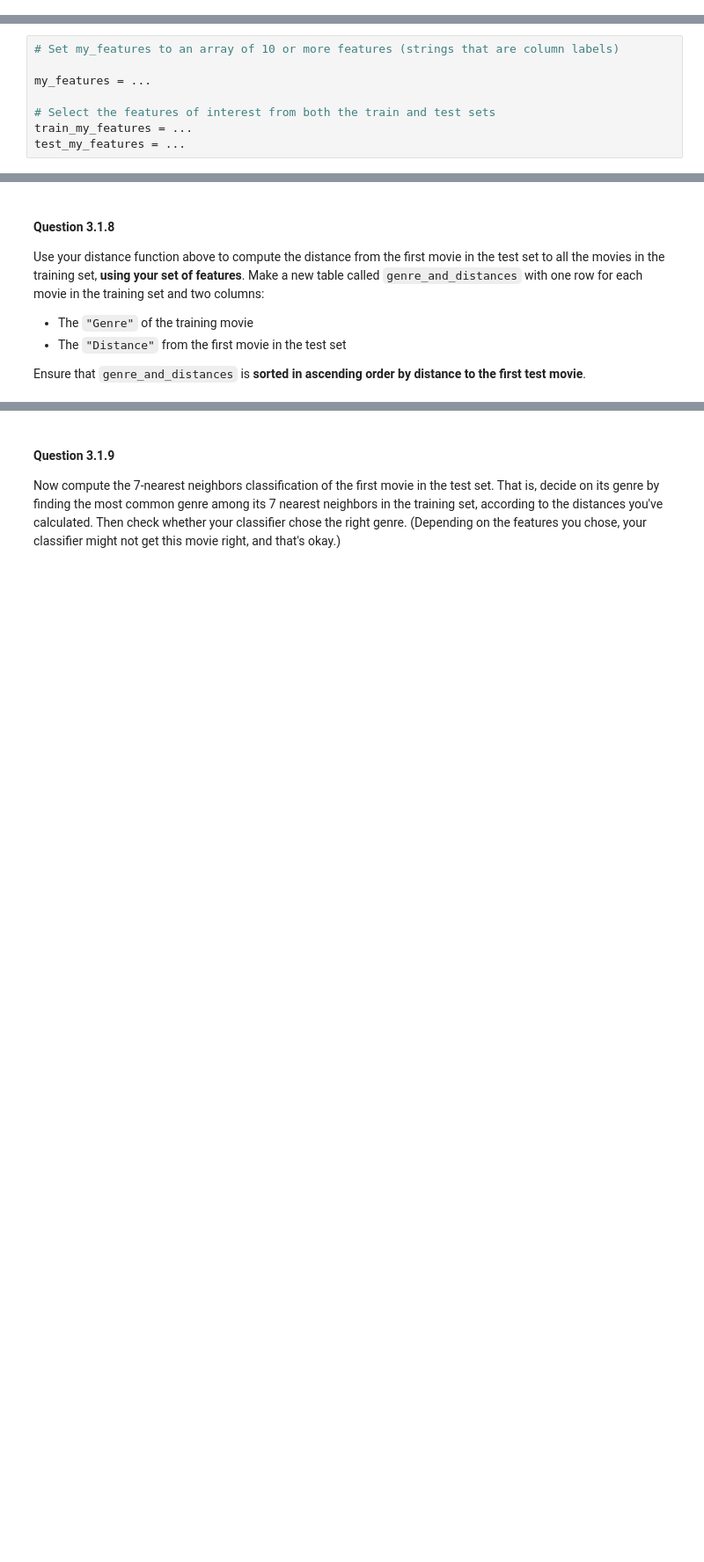
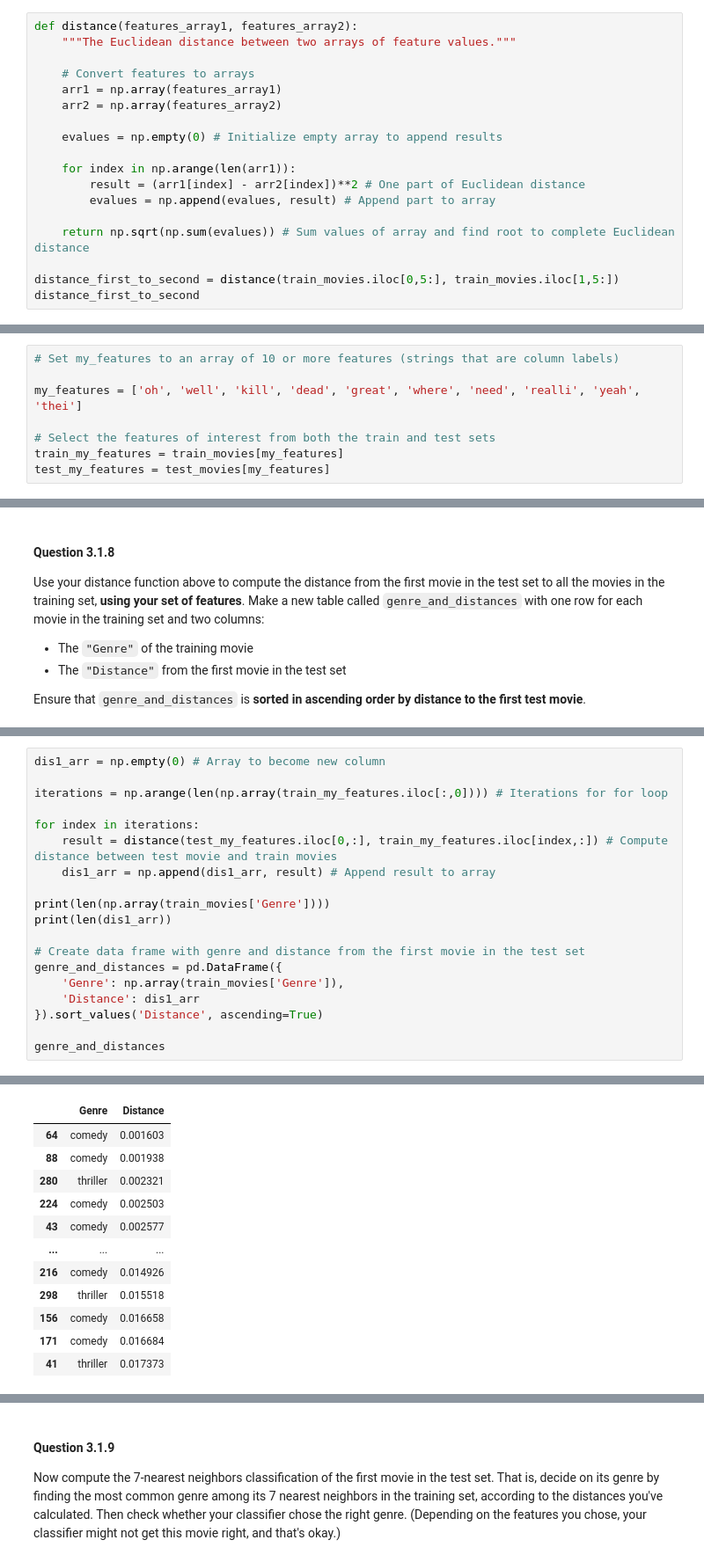
Before and after one commit to hayden-peabody/DSCI_102_Winter24, a Jupyter notebook: projects/project2/project2.ipynb, the cells around one changed output, grey strips where cells are left out. Shown at 88% size. Drawn from its saved outputs; the diff is of its cells as text; blank space fills up the shorter version.

```diff
--- a/projects/project2/project2.ipynb
+++ b/projects/project2/project2.ipynb
@@ -422,0 +534,18 @@ distance_first_to_second
+# %%
+def distance(features_array1, features_array2):
+    """The Euclidean distance between two arrays of feature values."""
+
+    # Convert features to arrays
+    arr1 = np.array(features_array1)
+    arr2 = np.array(features_array2)
+
+    evalues = np.empty(0) # Initialize empty array to append results
+
+    for index in np.arange(len(arr1)):
+        result = (arr1[index] - arr2[index])**2 # One part of Euclidean distance
+        evalues = np.append(evalues, result) # Append part to array
+
+    return np.sqrt(np.sum(evalues)) # Sum values of array and find root to complete Euclidean distance
+
+distance_first_to_second = distance(train_movies.iloc[0,5:], train_movies.iloc[1,5:])
+distance_first_to_second
@@ -522,10 +665,10 @@ name: q3_1_6
 # %%
 # Set my_features to an array of 10 or more features (strings that are column labels)
 
-my_features = ...
+my_features = ['oh', 'well', 'kill', 'dead', 'great', 'where', 'need', 'realli', 'yeah', 'thei']
 
 # Select the features of interest from both the train and test sets
-train_my_features = ...
-test_my_features = ...
+train_my_features = train_movies[my_features]
+test_my_features = test_movies[my_features]
 # %%
 grader.check("q3_1_6")
@@ -571,0 +728,20 @@ genre_and_distances
+# %%
+dis1_arr = np.empty(0) # Array to become new column
+
+iterations = np.arange(len(np.array(train_my_features.iloc[:,0]))) # Iterations for for loop
+
+for index in iterations:
+    result = distance(test_my_features.iloc[0,:], train_my_features.iloc[index,:]) # Compute distance between test movie and train movies
+    dis1_arr = np.append(dis1_arr, result) # Append result to array
+
+print(len(np.array(train_movies['Genre'])))
+print(len(dis1_arr))
+
+# Create data frame with genre and distance from the first movie in the test set
+genre_and_distances = pd.DataFrame({
+    'Genre': np.array(train_movies['Genre']),
+    'Distance': dis1_arr
+}).sort_values('Distance', ascending=True)
+
+genre_and_distances
+# %% [output]
@@ -571,0 +750,12 @@ genre_and_distances
+|  | Genre | Distance |
+| 64 | comedy | 0.001603 |
+| 88 | comedy | 0.001938 |
+| 280 | thriller | 0.002321 |
+| 224 | comedy | 0.002503 |
+| 43 | comedy | 0.002577 |
+| ... | ... | ... |
+| 216 | comedy | 0.014926 |
+| 298 | thriller | 0.015518 |
+| 156 | comedy | 0.016658 |
+| 171 | comedy | 0.016684 |
+| 41 | thriller | 0.017373 |
```
Also changed, not shown: parts of 71 cells of this notebook.
